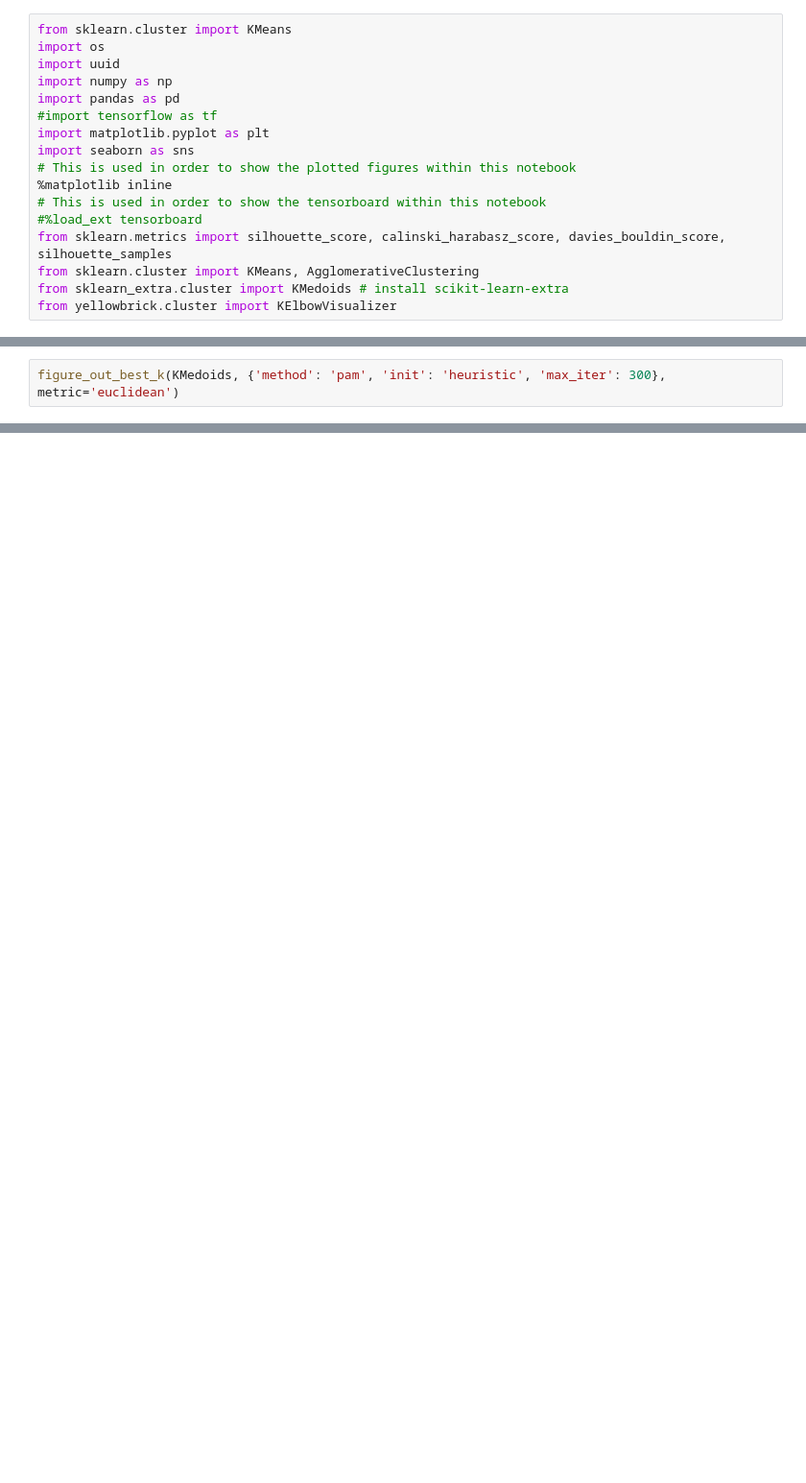
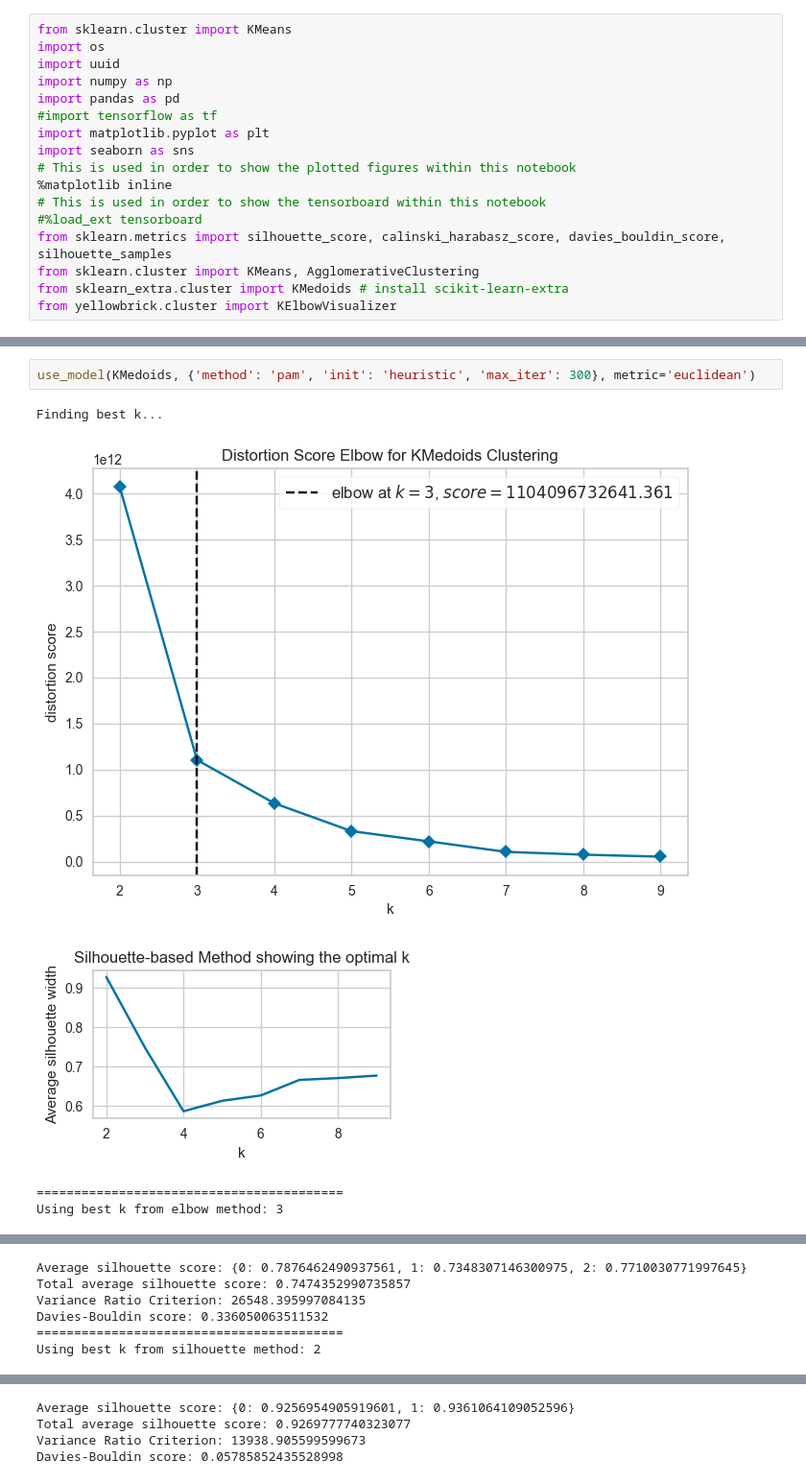
Before and after one commit to biromiro/feup-ac, a Jupyter notebook: src/main_cluster.ipynb, the cells around one changed output, grey strips where cells are left out. Shown: that part at 96% size. Cells and saved outputs as stored; diff of their text form; blank space fills up the shorter version.

```diff
--- a/src/main_cluster.ipynb
+++ b/src/main_cluster.ipynb
@@ -215,2 +240,8 @@ AttributeError: 'AgglomerativeClustering' object has no attribute 'inertia_'
 # %%
-figure_out_best_k(KMedoids, {'method': 'pam', 'init': 'heuristic', 'max_iter': 300}, metric='euclidean')
+use_model(KMedoids, {'method': 'pam', 'init': 'heuristic', 'max_iter': 300}, metric='euclidean')
+# %% [output]
+Finding best k...
+[figure, added]
+[figure, added]
+=========================================
+Using best k from elbow method: 3
@@ -216,0 +249,6 @@ figure_out_best_k(KMedoids, {'method': 'pam', 'init': 'heuristic', 'max_iter': 3
+Average silhouette score: {0: 0.7876462490937561, 1: 0.7348307146300975, 2: 0.7710030771997645}
+Total average silhouette score: 0.7474352990735857
+Variance Ratio Criterion: 26548.395997084135
+Davies-Bouldin score: 0.336050063511532
+=========================================
+Using best k from silhouette method: 2
@@ -217 +256,5 @@ figure_out_best_k(KMedoids, {'method': 'pam', 'init': 'heuristic', 'max_iter': 3
+Average silhouette score: {0: 0.9256954905919601, 1: 0.9361064109052596}
+Total average silhouette score: 0.9269777740323077
+Variance Ratio Criterion: 13938.905599599673
+Davies-Bouldin score: 0.05785852435528998
 # %%
```
Also changed, not shown: parts of 9 cells of this notebook.
